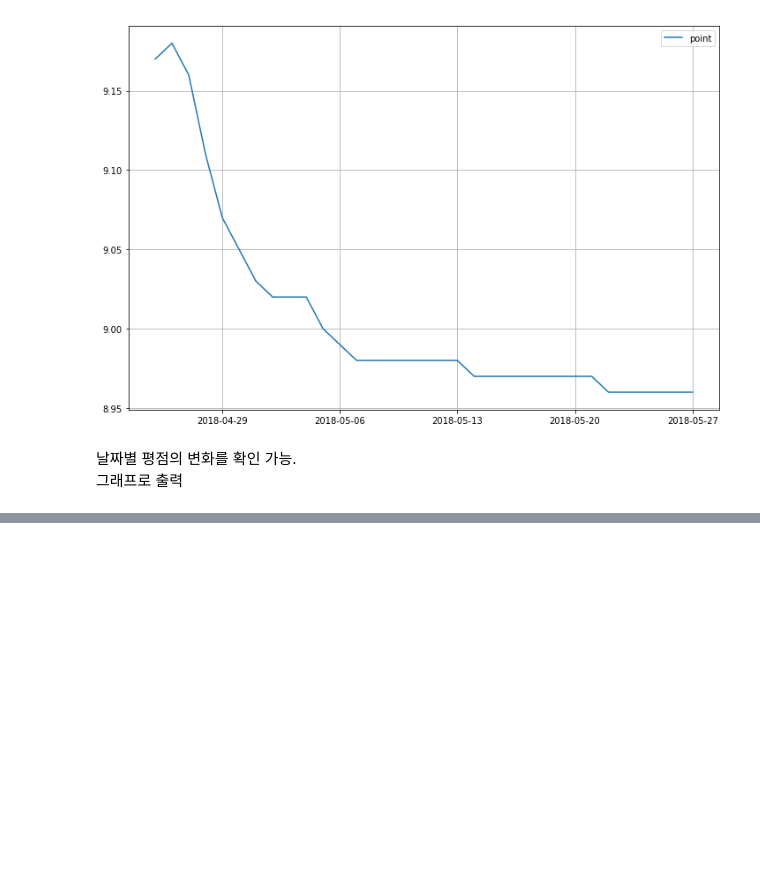
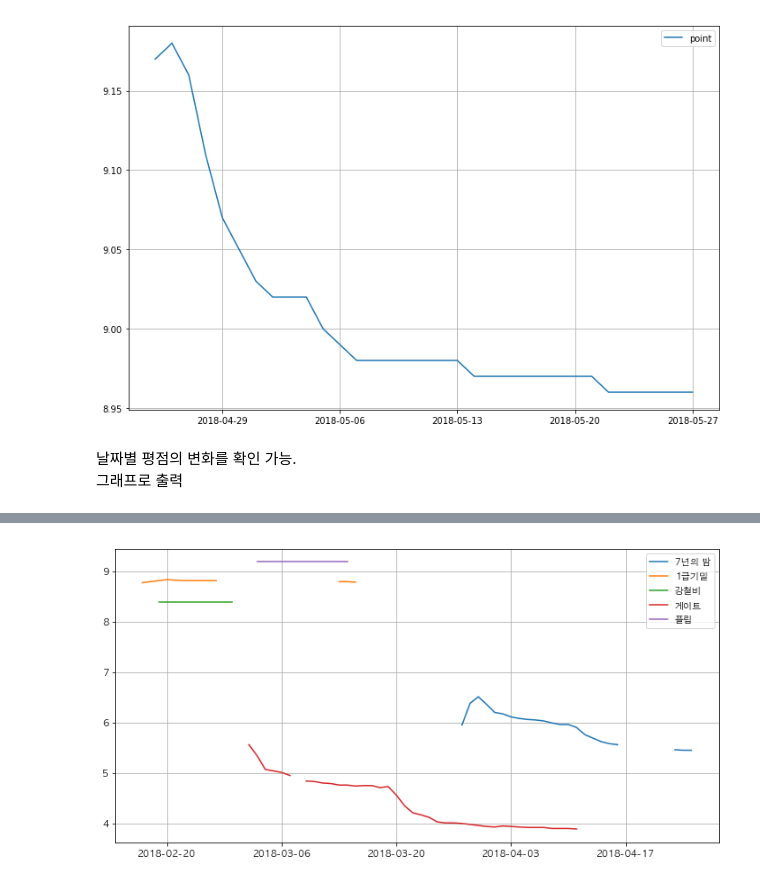
Before and after one commit to KimDoKy/DataScience, a Jupyter notebook: source_code/chap3. Naver Movie Rank.ipynb, the cells around one changed output, grey strips where cells are left out. Drawn from its saved outputs; the diff is of its cells as text; code cells hidden in the pictures; blank space fills up the shorter version.

```diff
--- a/source_code/chap3. Naver Movie Rank.ipynb
+++ b/source_code/chap3. Naver Movie Rank.ipynb
@@ -172,0 +216,10 @@ plt.show()
+# %%
+# 이렇게 코딩하는 것을 추천(보기 편함)
+target_col = ['7년의 밤', '1급기밀', '강철비', '게이트', '플립']
+plt.figure(figsize=(12, 6))
+plt.plot(movie_pivot[target_col])
+plt.legend(target_col, loc='best')
+plt.grid()
+plt.show()
+# %% [output]
+[figure, added]
```
Also changed, not shown: parts of 6 cells of this notebook.
